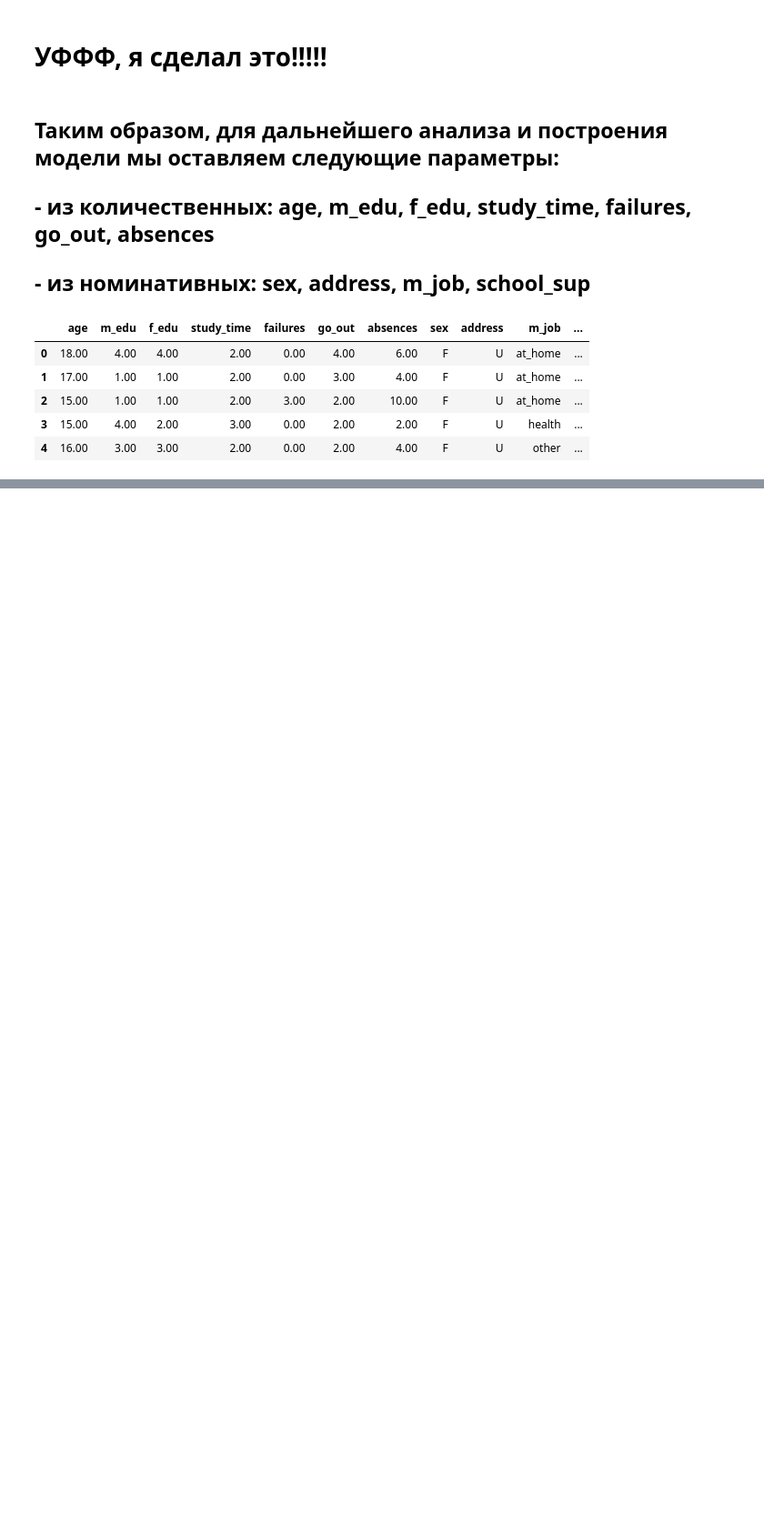
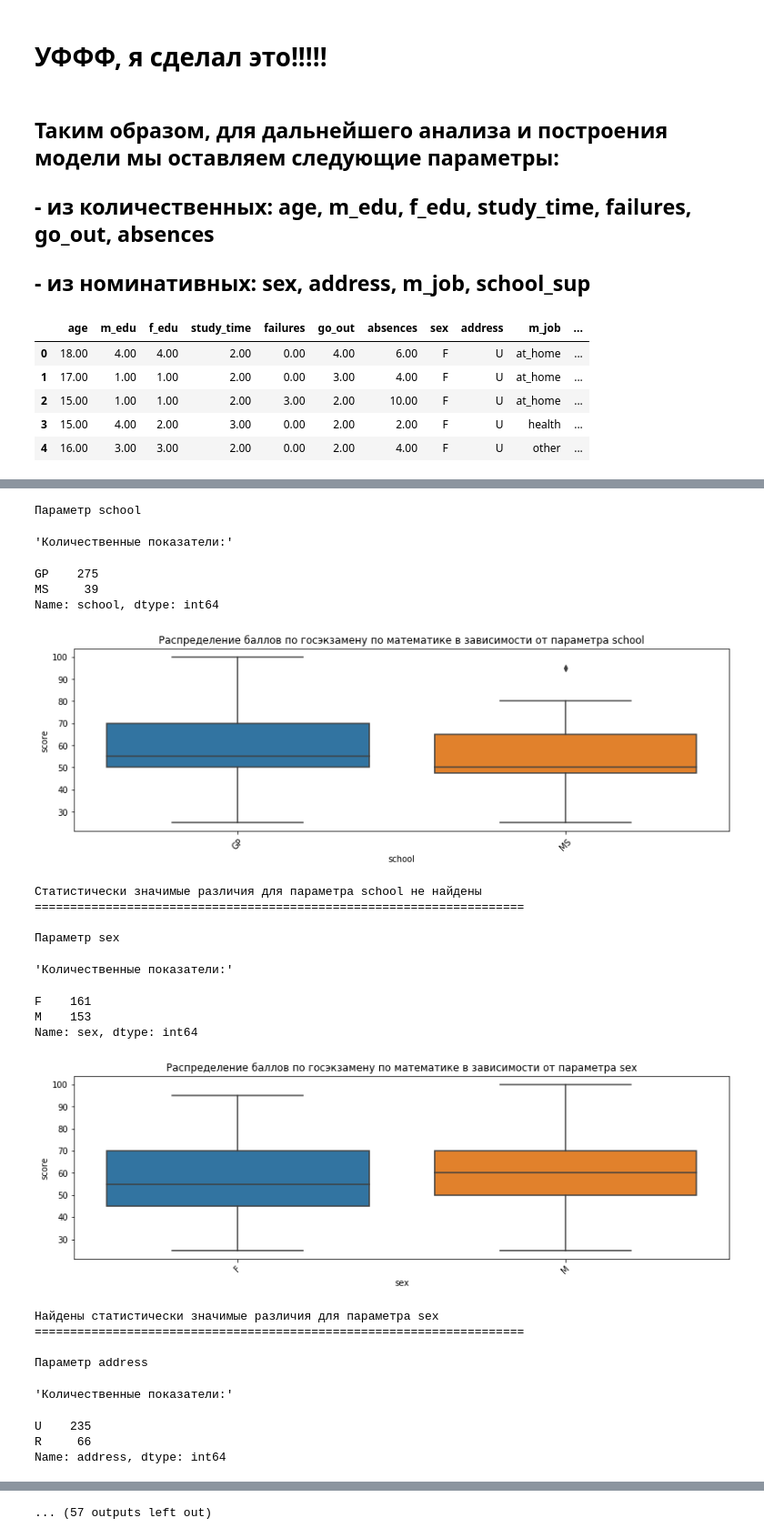
Before and after one commit to Alex-Galkin/My_Projects_AG, a Jupyter notebook: module_2/math_student_life_condit_v1.ipynb, the cells around one changed output, grey strips where cells are left out. Shown at 91% size. Drawn from its saved outputs; the diff is of its cells as text; code cells hidden in the pictures; blank space fills up the shorter version.

```diff
--- a/module_2/math_student_life_condit_v1.ipynb
+++ b/module_2/math_student_life_condit_v1.ipynb
@@ -96,0 +122,8 @@ memory usage: 92.7+ KB
+# %%
+'''Расчёт уникальных значений в столбцах номинативных переменных'''
+print('Уникальных значений в столбцах номинативных переменных:')
+i = 0
+for clmn in stud_math.columns:
+    if stud_math.loc[:, clmn].dtype == 'O':
+        i += 1
+        print(i, clmn, '-', stud_math.loc[:, clmn].nunique())
@@ -1129,0 +1188,32 @@ stud_math_for_model.head()
+# %%
+for clmn in stud_math.columns:
+    if stud_math.loc[:, clmn].dtype == 'O':
+        print('Параметр', clmn)
+        display('Количественные показатели:', stud_math.loc[:, clmn].value_counts())
+        data_boxplot(clmn)
+        data_stat_dif(clmn)
+        print(end='=====================================================================\n\n')
+# %% [output]
+Параметр school
+'Количественные показатели:'
+GP    275
+MS     39
+Name: school, dtype: int64
+[figure, added]
+Статистически значимые различия для параметра school не найдены
+=====================================================================
+
+Параметр sex
+'Количественные показатели:'
+F    161
+M    153
+Name: sex, dtype: int64
+[figure, added]
+Найдены статистически значимые различия для параметра sex
+=====================================================================
+
+Параметр address
+'Количественные показатели:'
+U    235
+R     66
+Name: address, dtype: int64
@@ -1129,0 +1221 @@ stud_math_for_model.head()
+... (57 outputs left out)
```
Also changed, not shown: parts of 23 cells of this notebook.
